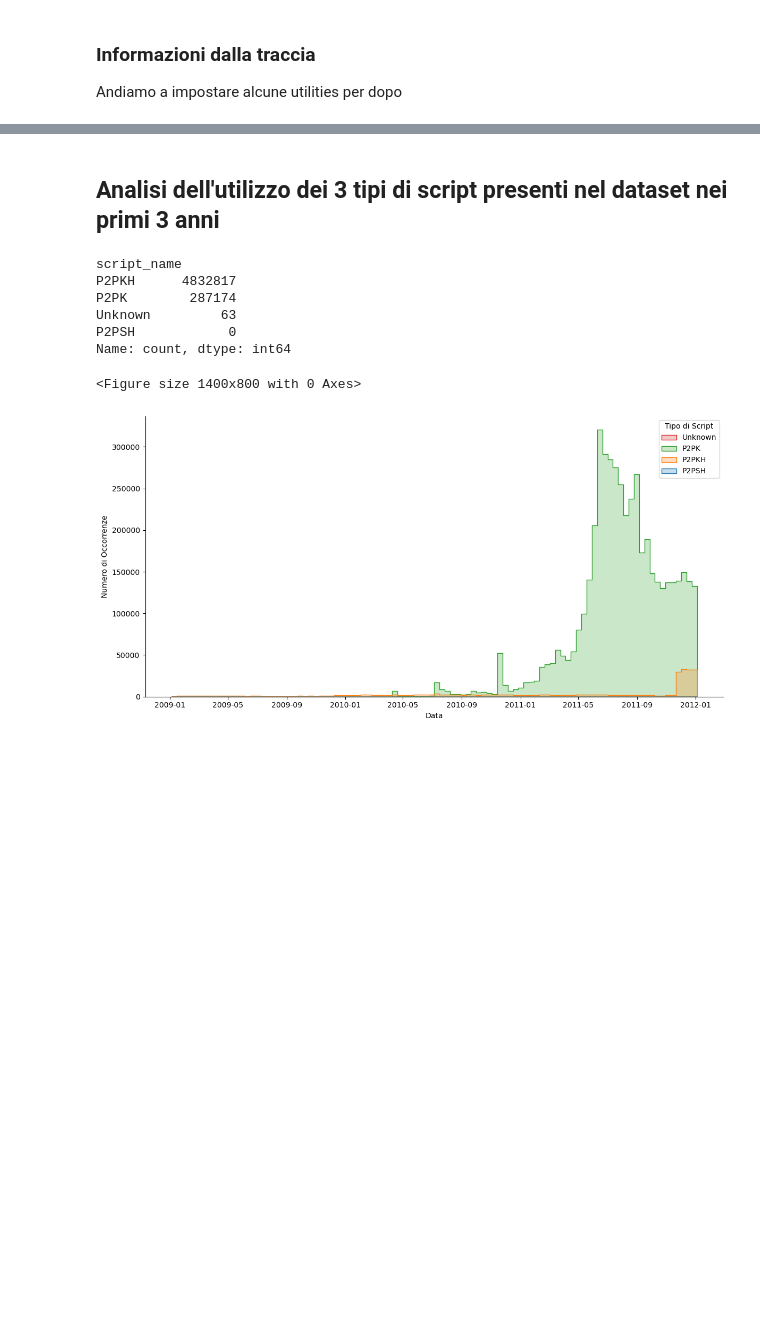
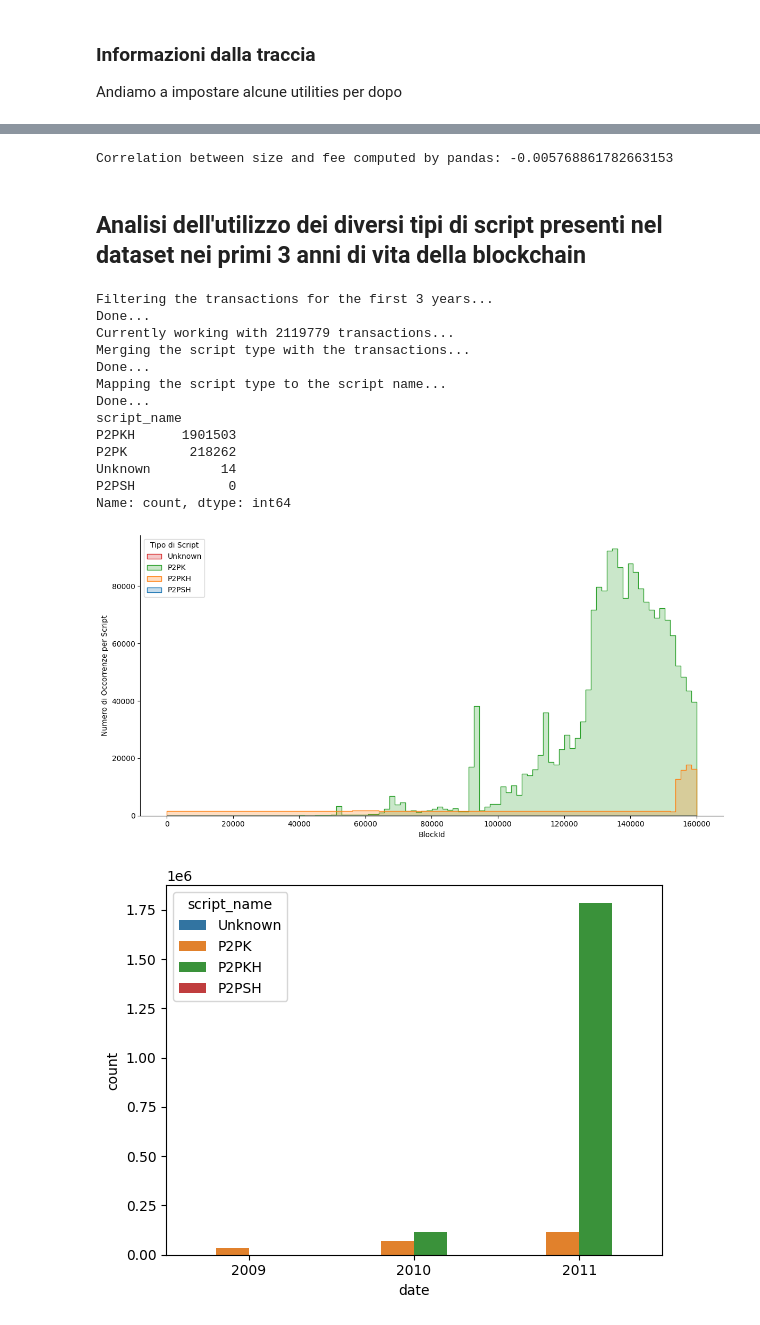
Before and after one commit to FireWtap/CraFTY, a Jupyter notebook: scrapy.ipynb, the cells around one changed output, grey strips where cells are left out. Drawn from its saved outputs; the diff is of its cells as text; code cells hidden in the pictures; blank space fills up the shorter version.

Commit message:
Finita la prima parte del progetto, ora bisogna necessariamente passare alla parte di scraping. Funziona tutto. Sono abbastanza convinto delle mie analisi.

```diff
--- a/scrapy.ipynb
+++ b/scrapy.ipynb
@@ -179,45 +192,78 @@ Quello che vediamo qui è che all'aumentare della congestione, c'è un corrispet
+# %%
+correlation = grouped['size'].corr(grouped['fee'])
+print(f"Correlation between size and fee computed by pandas: {correlation}")
+# %% [output]
+Correlation between size and fee computed by pandas: -0.005768861782663153
 # %% [markdown]
-## Analisi dell'utilizzo dei 3 tipi di script presenti nel dataset nei primi 3 anni
+## Analisi dell'utilizzo dei diversi tipi di script presenti nel dataset nei primi 3 anni di vita della blockchain
 # %%
 transactions['date'] = pd.to_datetime(transactions['timestamp'], unit='s')
+# Filtro come da traccia per solo i primi 3 anni
+print("Filtering the transactions for the first 3 years...")
+start = transactions['date'].min() #Idealmente il primo
+end = start + pd.DateOffset(years=3) #3 anni dopo
+end = '2012-01-01'  #La forzo altrimenti non mi prende il 1 gennaio
 
-# Filtro come da traccia per solo i primi 3 anni
-start = transactions['date'].min()
-end = start + pd.DateOffset(years=3)
-transactions_first_3_years = transactions[transactions['date'] < end]
+transactions_first_3_years = transactions[transactions['date'] < end] #Filtro per i primi 3 anni
+print("Done...")
+print(f"Currently working with {transactions_first_3_years.shape[0]} transactions...")
+print("Merging the script type with the transactions...")
+transactions_first_3_years.loc[:, 'txId'] = transactions_first_3_years['txId'].astype('int64')
+outputs_script = outputs[['txId', 'scripttype']].drop_duplicates(subset="txId")
+outputs_script.loc[:,'txId'] = outputs_script['txId'].astype('int64')
+# Perform the merge operation
+transactions_first_3_years = transactions_first_3_years.merge(
+    outputs_script,
+    on='txId',
+    how='left'
+)
+print("Done...")
+print("Mapping the script type to the script name...")
+# Ora possiamo mappare il nome dello script al suo scripttype
+transactions_first_3_years['script_name'] = transactions_first_3_years['scripttype'].map(script_name_map)
+print("Done...")
 
-transactions_first_3_years = transactions_first_3_years.merge(outputs[['txId', 'scripttype']].drop_duplicates(), on='txId', how='left')
-transactions_first_3_years['script_name'] = transactions_first_3_years['scripttype_x'].map(script_name_map)
-print(transactions_first_3_years["script_name"].value_counts())
-data_grouped = transactions_first_3_years.groupby(['date', 'script_name'], observed=False).size().reset_index(name='count')
+print(transactions_first_3_years["script_name"].value_counts()) #Overview veloce di cosa troveremo
 
-plt.figure(figsize=(14, 8))
+# Adesso possiamo pensare di usare un displolt per fare un istogramma della distribuzione dello script usato
+
+data_grouped = transactions_first_3_years.groupby(['blockId', 'script_name'], observed=False).size().reset_index(name='count')
 g = sns.displot(
     data=data_grouped,
-    x='date',
+    x='blockId',
     hue='script_name',
     weights='count',
     kind='hist',
     bins=100,
     height=6,
     aspect=2,
     element='step',
-    legend=False
+    legend=False,
+)
+g.set_titles('Analisi della distribuzione nel tempo degli script usati nella blockchain nei primi 3 anni')
+g.set_axis_labels('BlockId', 'Numero di Occorrenze per Script')
+plt.legend(title='Tipo di Script', labels=['Unknown', 'P2PK', 'P2PKH', 'P2PSH'], loc='upper left')
+plt.show()
 
-)
 
-g.set_axis_labels('Data', 'Numero di Occorrenze')
-g.set_titles('Distribuzione nel Tempo di scripttype')
-plt.legend(title='Tipo di Script', labels=['Unknown', 'P2PK', 'P2PKH', 'P2PSH'])
+# Barplot per vedere la distribuzione degli script usati anno per anno
+grouped_by_year = transactions_first_3_years.groupby([transactions_first_3_years['date'].dt.year, 'script_name']).size().reset_index(name='count')
+sns.barplot(data=grouped_by_year, x='date', y='count', hue='script_name')
 plt.show()
-# uso un displot per fare un istogramma della distribuzione dello script usato
 # %% [output]
+Filtering the transactions for the first 3 years...
+Done...
+Currently working with 2119779 transactions...
+Merging the script type with the transactions...
+Done...
+Mapping the script type to the script name...
+Done...
 script_name
-P2PKH      4832817
-P2PK        287174
-Unknown         63
+P2PKH      1901503
+P2PK        218262
+Unknown         14
 P2PSH            0
 Name: count, dtype: int64
-<Figure size 1400x800 with 0 Axes>
-[figure, old version]
+[figure, new version]
+[figure, added]
 # %% [markdown]
```
Also changed, not shown: parts of 11 cells of this notebook.
